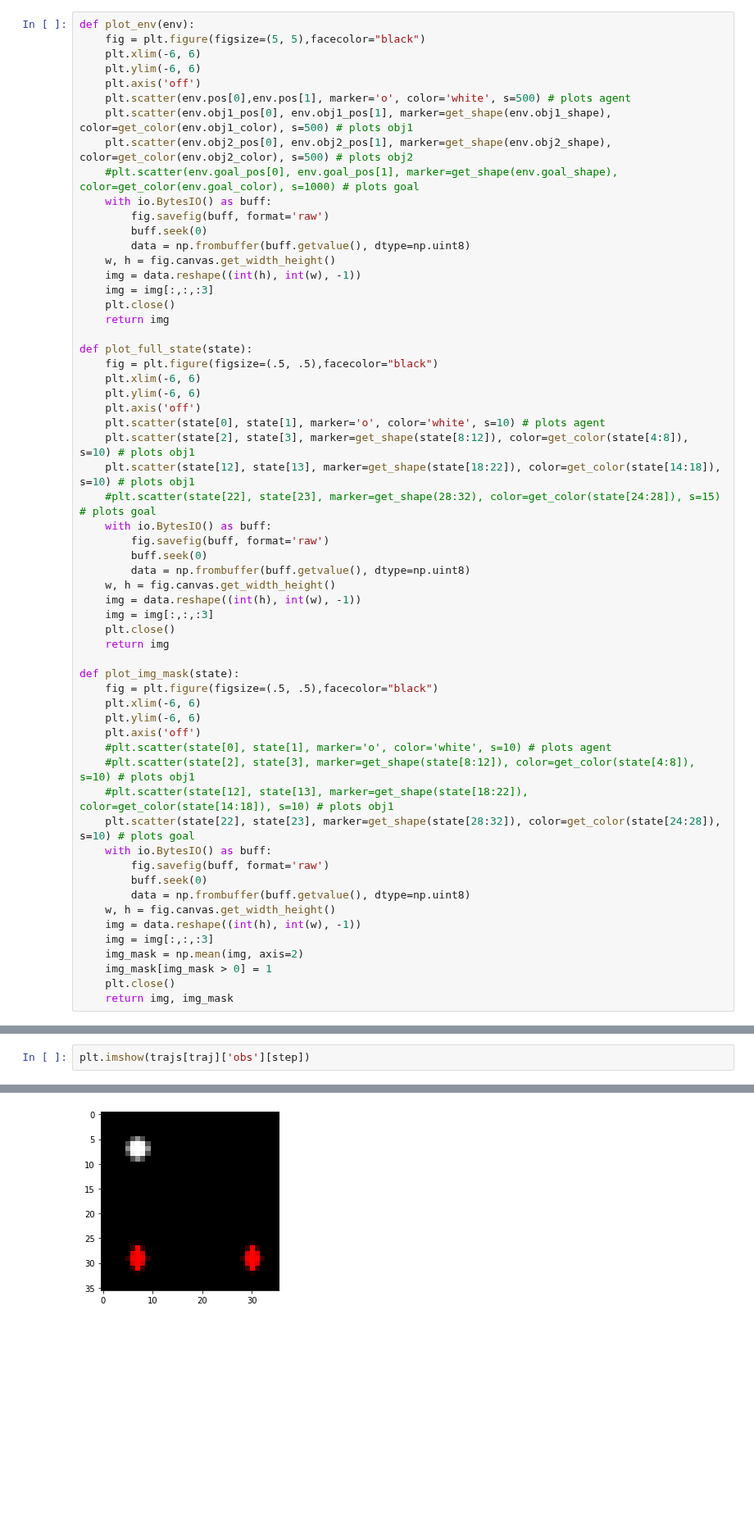
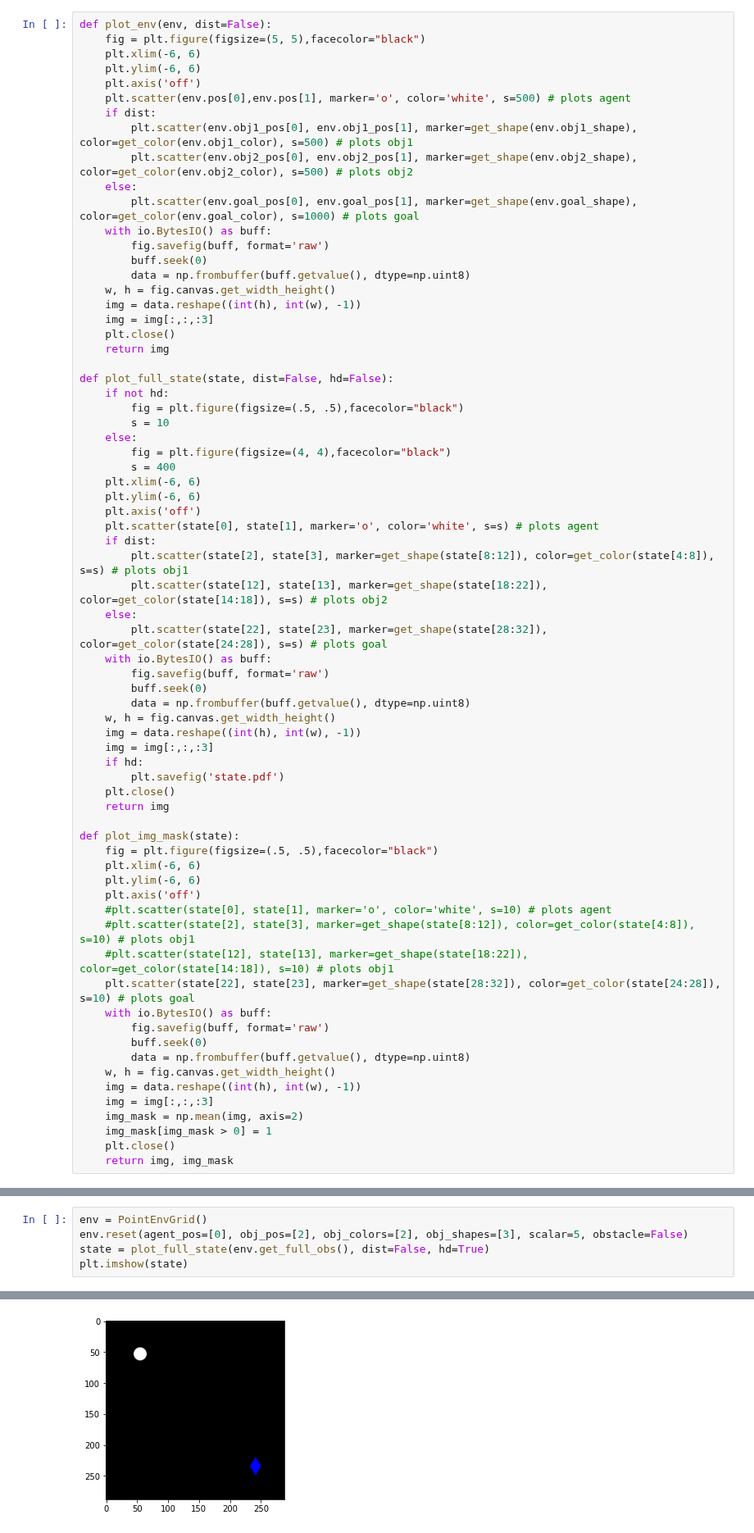
Before and after one commit to andipeng/counterfactual-adaptation, a Jupyter notebook: exps/toycomplex_images.ipynb, the cells around one changed output, grey strips where cells are left out. Shown at 82% size. Drawn from its saved outputs; the diff is of its cells as text; blank space fills up the shorter version.

```diff
--- a/exps/toycomplex_images.ipynb
+++ b/exps/toycomplex_images.ipynb
@@ -302,15 +318,17 @@ def get_shape(shape):
     elif shape[3] == 1.:
         return 'd'
 # %%
-def plot_env(env):
+def plot_env(env, dist=False):
     fig = plt.figure(figsize=(5, 5),facecolor="black")
     plt.xlim(-6, 6)
     plt.ylim(-6, 6)
     plt.axis('off')
     plt.scatter(env.pos[0],env.pos[1], marker='o', color='white', s=500) # plots agent
-    plt.scatter(env.obj1_pos[0], env.obj1_pos[1], marker=get_shape(env.obj1_shape), color=get_color(env.obj1_color), s=500) # plots obj1
-    plt.scatter(env.obj2_pos[0], env.obj2_pos[1], marker=get_shape(env.obj2_shape), color=get_color(env.obj2_color), s=500) # plots obj2
-    #plt.scatter(env.goal_pos[0], env.goal_pos[1], marker=get_shape(env.goal_shape), color=get_color(env.goal_color), s=1000) # plots goal
+    if dist:
+        plt.scatter(env.obj1_pos[0], env.obj1_pos[1], marker=get_shape(env.obj1_shape), color=get_color(env.obj1_color), s=500) # plots obj1
+        plt.scatter(env.obj2_pos[0], env.obj2_pos[1], marker=get_shape(env.obj2_shape), color=get_color(env.obj2_color), s=500) # plots obj2
+    else:
+        plt.scatter(env.goal_pos[0], env.goal_pos[1], marker=get_shape(env.goal_shape), color=get_color(env.goal_color), s=1000) # plots goal
     with io.BytesIO() as buff:
         fig.savefig(buff, format='raw')
         buff.seek(0)
@@ -321,15 +339,22 @@ def plot_env(env):
     plt.close()
     return img
 
-def plot_full_state(state):
-    fig = plt.figure(figsize=(.5, .5),facecolor="black")
+def plot_full_state(state, dist=False, hd=False):
+    if not hd:
+        fig = plt.figure(figsize=(.5, .5),facecolor="black")
+        s = 10
+    else:
+        fig = plt.figure(figsize=(4, 4),facecolor="black")
+        s = 400
     plt.xlim(-6, 6)
     plt.ylim(-6, 6)
     plt.axis('off')
-    plt.scatter(state[0], state[1], marker='o', color='white', s=10) # plots agent
-    plt.scatter(state[2], state[3], marker=get_shape(state[8:12]), color=get_color(state[4:8]), s=10) # plots obj1
-    plt.scatter(state[12], state[13], marker=get_shape(state[18:22]), color=get_color(state[14:18]), s=10) # plots obj1
-    #plt.scatter(state[22], state[23], marker=get_shape(28:32), color=get_color(state[24:28]), s=15) # plots goal
+    plt.scatter(state[0], state[1], marker='o', color='white', s=s) # plots agent
+    if dist:
+        plt.scatter(state[2], state[3], marker=get_shape(state[8:12]), color=get_color(state[4:8]), s=s) # plots obj1
+        plt.scatter(state[12], state[13], marker=get_shape(state[18:22]), color=get_color(state[14:18]), s=s) # plots obj2
+    else:
+        plt.scatter(state[22], state[23], marker=get_shape(state[28:32]), color=get_color(state[24:28]), s=s) # plots goal
     with io.BytesIO() as buff:
         fig.savefig(buff, format='raw')
         buff.seek(0)
@@ -337,6 +362,8 @@ def plot_full_state(state):
     w, h = fig.canvas.get_width_height()
     img = data.reshape((int(h), int(w), -1))
     img = img[:,:,:3]
+    if hd:
+        plt.savefig('state.pdf')
     plt.close()
     return img
 
@@ -431,8 +450,11 @@ Clipping input data to the valid range for imshow with RGB data ([0..1] for floa
 # %%
-plt.imshow(trajs[traj]['obs'][step])
+env = PointEnvGrid()
+env.reset(agent_pos=[0], obj_pos=[2], obj_colors=[2], obj_shapes=[3], scalar=5, obstacle=False)
+state = plot_full_state(env.get_full_obs(), dist=False, hd=True)
+plt.imshow(state)
 # %% [output]
 <matplotlib.image.AxesImage at 0x...>
-[figure, old version]
+[figure, new version]
 # %%
 num_tasks = len(trajs)
 
```
Also changed, not shown: parts of 12 cells of this notebook, 2 other files.
